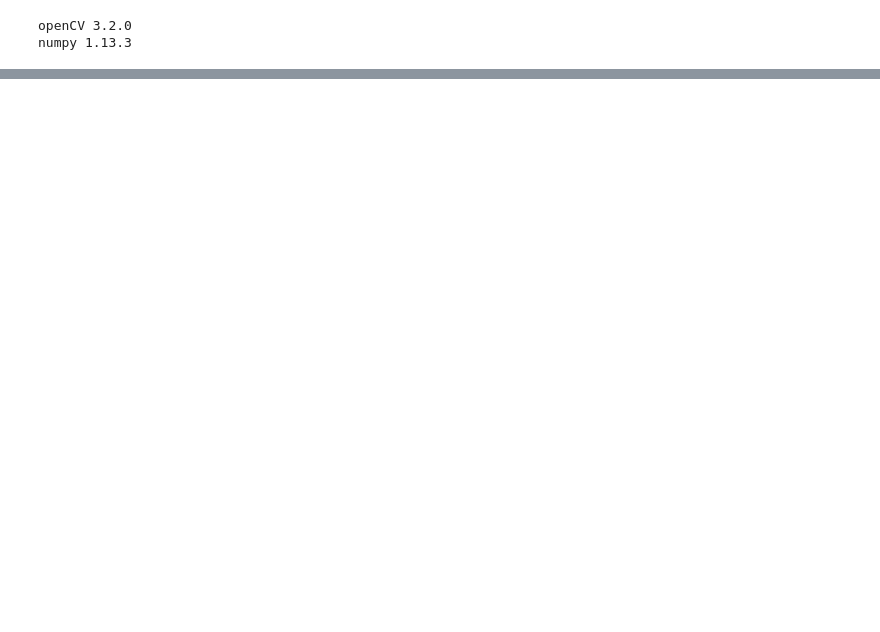
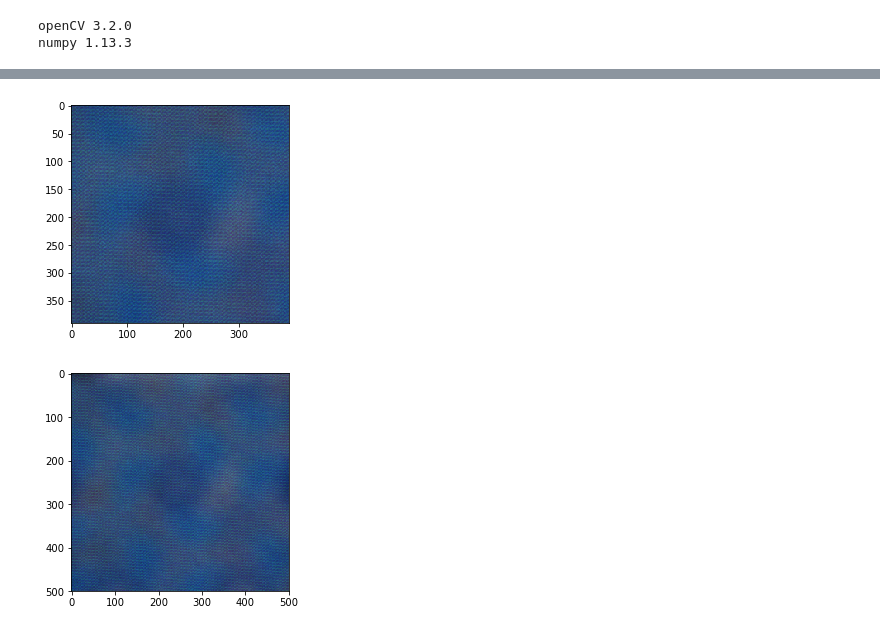
Before and after one commit to SorokinV/2018-TopCoder-Konika-Minolta, a Jupyter notebook: Jupyter/CM-V01.ipynb, the cells around one changed output, grey strips where cells are left out. Saved outputs shown, nothing was run; the diff lists cells and outputs as text; code cells hidden in the pictures; blank space fills up the shorter version.

```diff
--- a/Jupyter/CM-V01.ipynb
+++ b/Jupyter/CM-V01.ipynb
@@ -331,0 +121,19 @@ len(yData),tData[(lData>30)].max(),lData.max()
+# %%
+
+NN=12
+res = []
+#print(os.path.join(dirTrain,'level-1',listTrainNN[NN]+'.tif'))
+for NN in range(len(listTrainNN)) :
+    #print(NN)
+    img1 = cv.imread(os.path.join(dirTrain,'level-1',listTrainNN[NN]+'.tif'),-1)
+    img2 = cv.imread(os.path.join(dirTrain,'level-1',listTrainNN[NN]+'_ref.tif'),-1)
+    #img1      = cv.GaussianBlur(img1,(3,3),0)
+    #img2      = cv.GaussianBlur(img2,(3,3),0)
+    kp1, des1 = computeORB(img1)
+    kp2, des2 = computeORB(img2)
+    matches = []
+    if len(kp1)>0 and len(kp2)>0 :
+        matches = drawMatches(img1,kp1,des1, img2,kp2,des2, show=False)
+    res.append([len(kp1),len(kp2),len(matches),
+                (matches[0].distance if len(matches)>0 else -1),
+                (matches[-1].distance if len(matches)>0 else -1)])
@@ -331,0 +148,6 @@ len(yData),tData[(lData>30)].max(),lData.max()
+# %%
+plt.imshow(img1); plt.show()
+plt.imshow(img2); plt.show()
+# %% [output]
+[figure, added]
+[figure, added]
```
Also changed, not shown: parts of 30 cells of this notebook.
